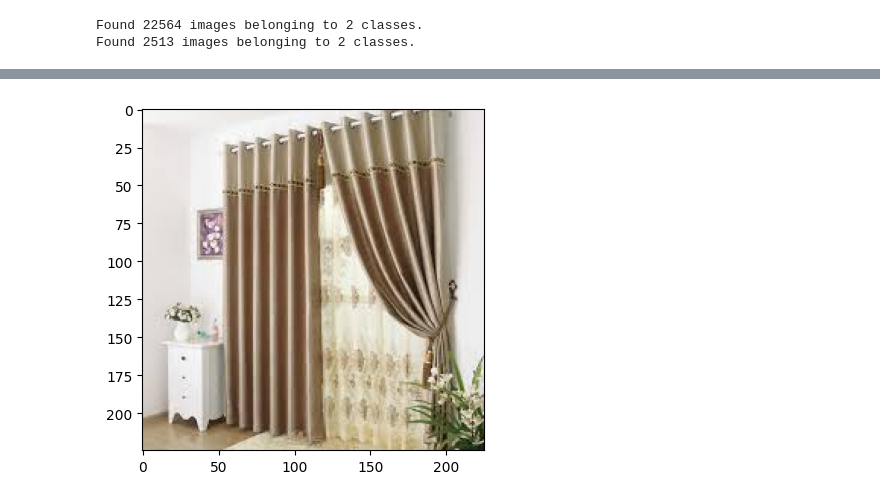
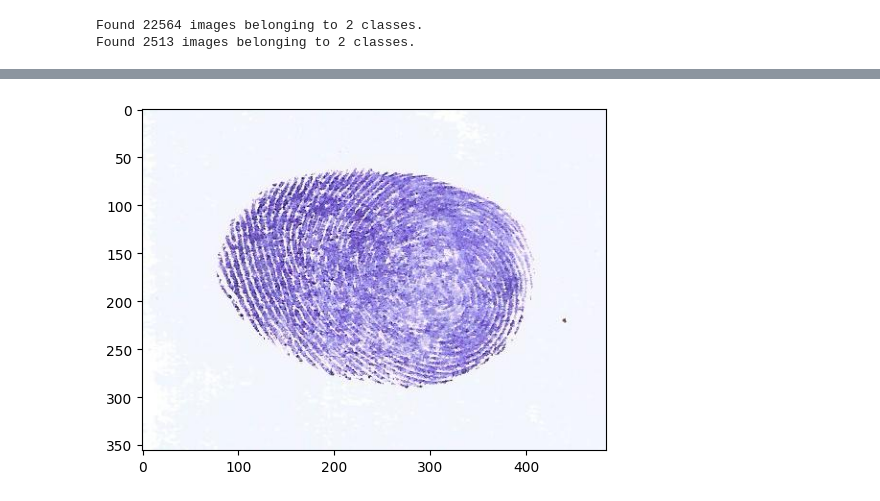
Before and after one commit to mdasad7372/waste_classification, a Jupyter notebook: waste_classification_.ipynb, the cells around one changed output, grey strips where cells are left out. Drawn from its saved outputs; the diff is of its cells as text; code cells hidden in the pictures.

```diff
--- a/waste_classification_.ipynb
+++ b/waste_classification_.ipynb
@@ -161,7 +161,7 @@ Found 2513 images belonging to 2 classes.
 # %%
 hist = model.fit(
     train_generator,
-    epochs=10,
+    epochs=15,
     validation_data=test_generator,
 )
 # %% [output]
@@ -221,4 +218,4 @@ This image shows organic waste
 # %%
-test_img = cv2.imread("/content/R_10008.jpg")
+test_img = cv2.imread("/content/drive/MyDrive/2.jpg")
 predict_func(test_img)
 # %% [output]
@@ -227 +224 @@ This image shows organic waste
-[figure, old version]
+[figure, new version]
```
Also changed, not shown: parts of 8 cells of this notebook.
